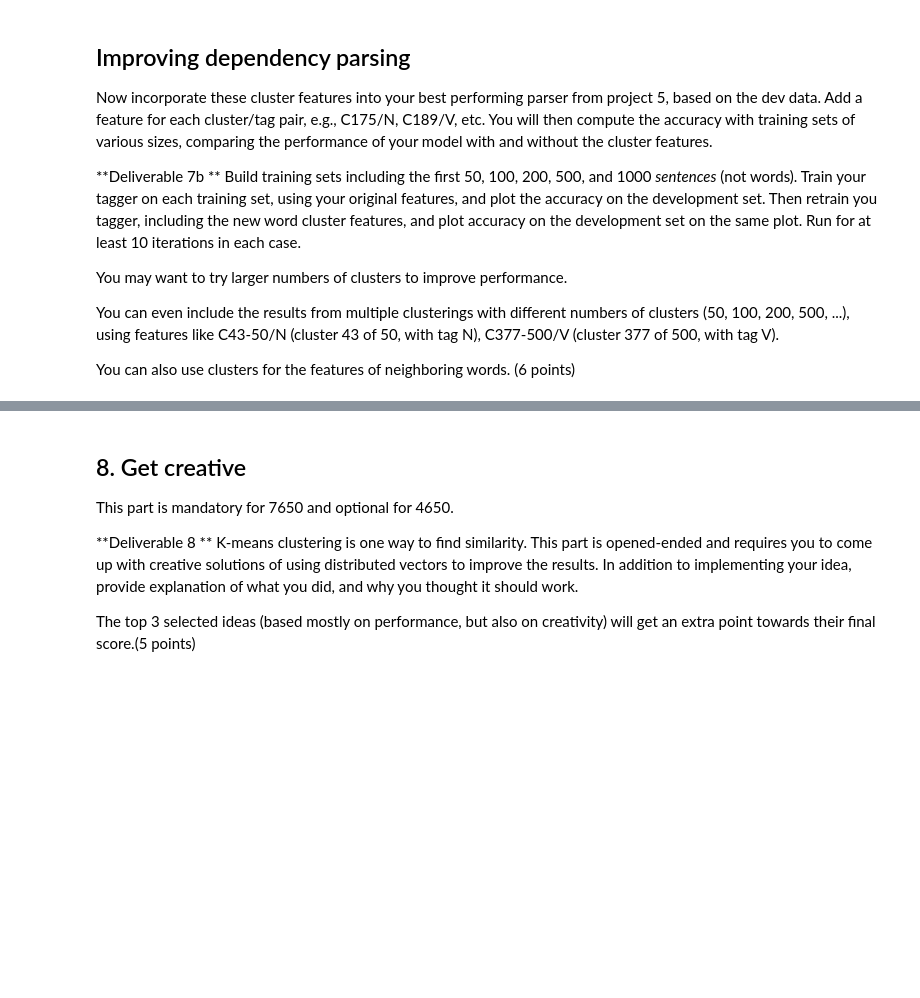
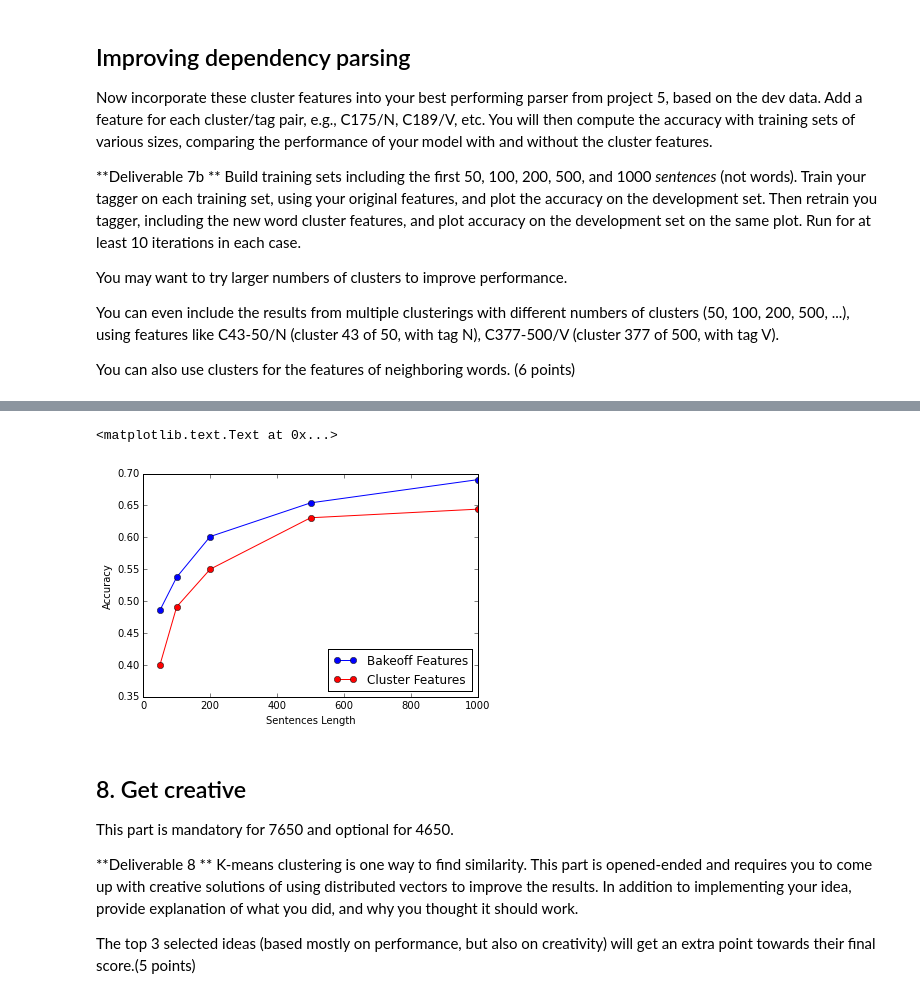
Before and after one commit to andrianaht/gt-nlp-class, a Jupyter notebook: psets/ps5/pset6.ipynb, the cells around one changed output, grey strips where cells are left out. Drawn from its saved outputs; the diff is of its cells as text; code cells hidden in the pictures; blank space fills up the shorter version.

Commit message:
modified:   gtparsing/dependency_parser.py 	modified:   gtparsing/dependency_reader.py 	modified:   pset6.ipynb

```diff
--- a/psets/ps5/pset6.ipynb
+++ b/psets/ps5/pset6.ipynb
@@ -648,6 +620,7 @@ The code below run the clustering algorithm.
 # %%
 from scipy.cluster.vq import kmeans2
 # %%
+sentences = read_data('data/ps6/wiki.train.en')
 model = Word2Vec(size=40, min_count=10, iter=10)
 model.build_vocab(sentences)
 model.train(sentences)
@@ -722,11 +758,18 @@ class W2V_ClusterFeats(BakeoffFeats):
 print 'Train 100'
 dp = depp.DependencyParser(feature_function=BakeoffFeats())
 dp.read_data("english",100)
-tr_acc ,dv_acc  = dp.train_perceptron(10)
+tr_acc ,dv_acc  = dp.train_perceptron(10, True)
 
 print 'Train 100'
-dp = depp.DependencyParser(feature_function=W2V_ClusterFeats())
+word_vectors = model.syn0
+num_clusters =  [50, 100, 200, 500]
+labels = []
+for k in num_clusters:
+    centroids, label = kmeans2(word_vectors,k,iter=100,minit='points')
+    labels.append(label)
+
+dp = depp.DependencyParser(feature_function=W2V_ClusterFeats(model, labels, num_clusters))
 dp.read_data("english",100)
-tr_acc ,dv_acc  = dp.train_perceptron(10)
+tr_acc ,dv_acc  = dp.train_perceptron(10, True)
 # %% [output]
 Train 100
@@ -733,0 +792,17 @@ TypeError: read_data() takes exactly 2 arguments (3 given)
+# %%
+all_k = [50, 100, 200, 500,  1000 ] # Sentences length
+bakeoff = []
+cluster = []
+
+for lensent in all_k:
+    # Bakeoff Features
+    dp = depp.DependencyParser(feature_function=BakeoffFeats())
+    dp.read_data("english",lensent)
+    tr_acc, bakeoff_dv_acc  = dp.train_perceptron(10)
+    bakeoff.append(bakeoff_dv_acc)
+    # New features
+    dp = depp.DependencyParser(feature_function=W2V_ClusterFeats(model, labels, num_clusters))
+    print lensent
+    dp.read_data("english",lensent)
+    tr_acc, cluster_dv_acc  = dp.train_perceptron(10)
+    cluster.append(cluster_dv_acc)
@@ -734,3 +827,12 @@ TypeError: read_data() takes exactly 2 arguments (3 given)
+# %%
+plt.plot(all_k,bakeoff,'o-');
+plt.plot(all_k, cluster, 'o-', color='red')
+plt.legend([ 'Bakeoff Features', 'Cluster Features'],loc='lower right');
+plt.xlabel('Sentences Length')
+plt.ylabel('Accuracy')
+# %% [output]
+<matplotlib.text.Text at 0x...>
+[figure, added]
 # %% [markdown]
 ## 8. Get creative ##
 
```
Also changed, not shown: parts of 10 cells of this notebook, 2 other files.
